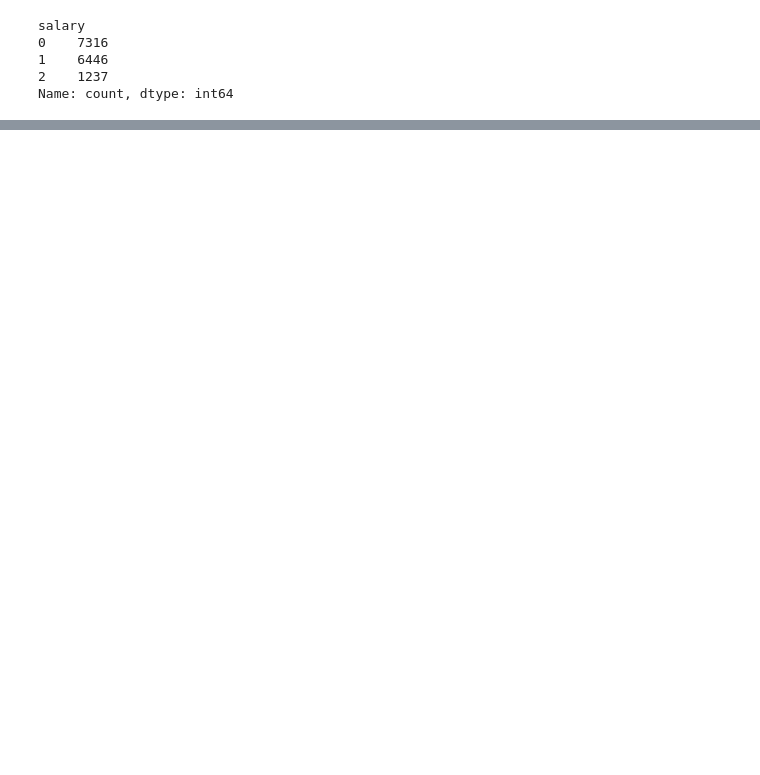
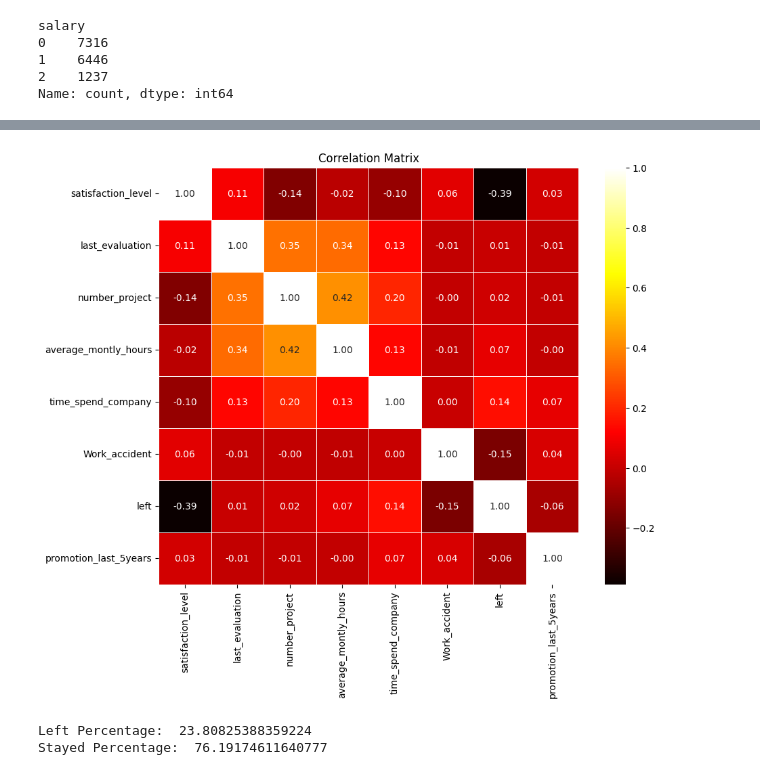
Before and after one commit to Uuranyum/Data_Science_Projects, a Jupyter notebook: hr-analysis.ipynb, the cells around one changed output, grey strips where cells are left out. Cells and saved outputs as stored; diff of their text form; code cells hidden in the pictures; blank space fills up the shorter version.

```diff
--- a/hr-analysis.ipynb
+++ b/hr-analysis.ipynb
@@ -171,0 +127,5 @@ plt.show()
+# %%
+numerical_columns = ['satisfaction_level', 'last_evaluation', 'number_project', 'average_montly_hours', 'time_spend_company', 'Work_accident', 'left', 'promotion_last_5years']
+numerical_data = df[numerical_columns]
+correlation_matrix = numerical_data.corr()
+correlation_matrix
@@ -171,0 +142,18 @@ plt.show()
+# %%
+plt.figure(figsize=(10, 8))
+sns.heatmap(correlation_matrix, annot=True, cmap='hot', fmt='.2f', linewidths=0.5)
+plt.title('Correlation Matrix')
+plt.show()
+# %% [output]
+[figure, added]
+# %%
+left = df['left'].value_counts()[1]
+stayed = df['left'].value_counts()[0]
+
+left_percentage = (left /(left+stayed)*100)
+stayed_percentage = (stayed / (left+stayed)*100)
+print('Left Percentage: ',left_percentage)
+print('Stayed Percentage: ',stayed_percentage)
+# %% [output]
+Left Percentage:  23.80825388359224
+Stayed Percentage:  76.19174611640777
```
Also changed, not shown: parts of 60 cells of this notebook.
